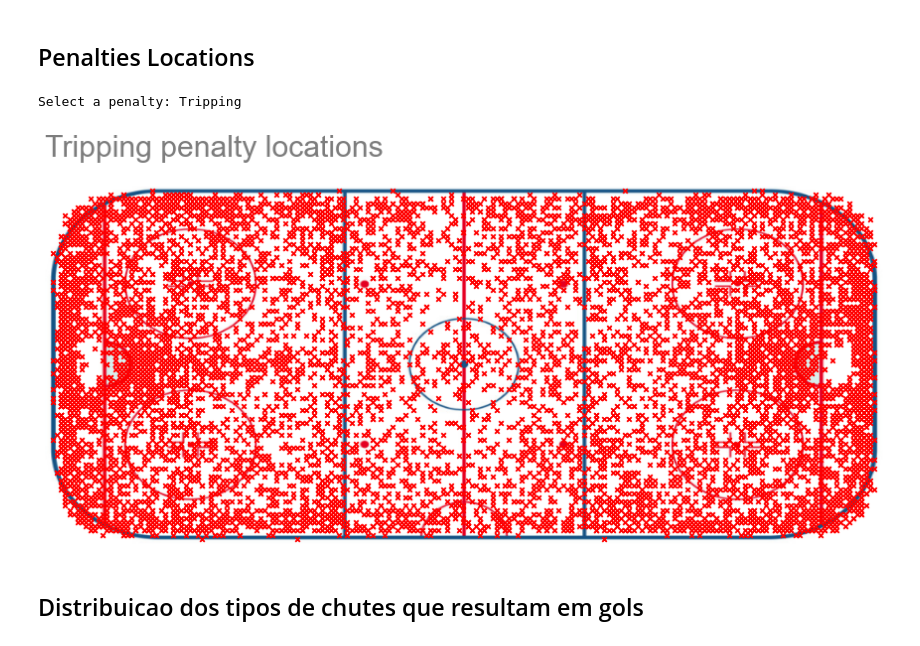
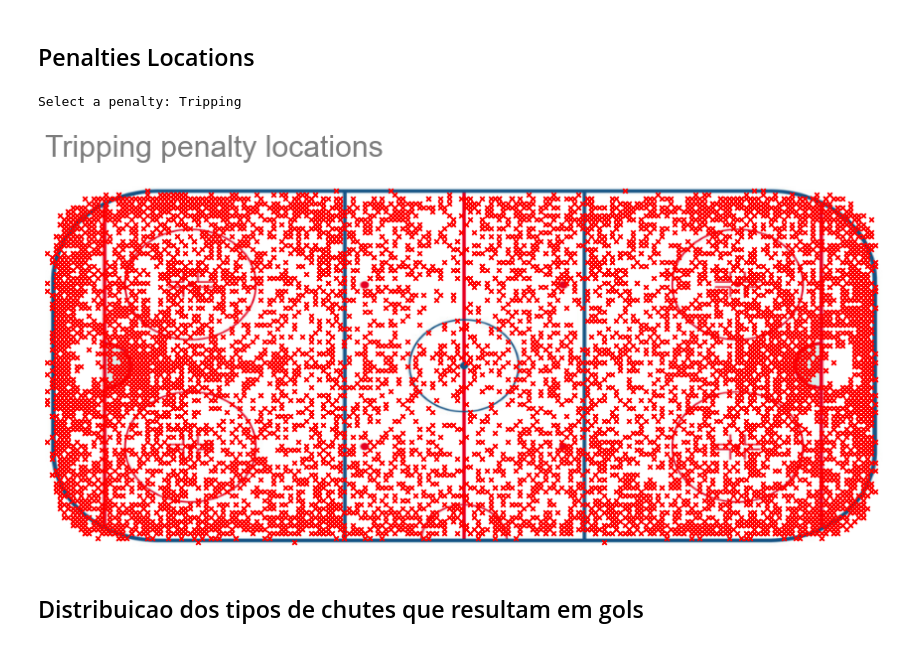
Before and after one commit to DanOakStats/NHL, a Jupyter notebook: data_cleaning.ipynb, the cells around one changed output. Cells and saved outputs as stored; diff of their text form; code cells hidden in the pictures.

```diff
--- a/data_cleaning.ipynb
+++ b/data_cleaning.ipynb
@@ -765,22 +765,22 @@ print(penalties_list)
 # %%
 # loading rink img
 img = plt.imread('images/rink.png')
 fig, ax = plt.subplots(figsize=(12, 14)) # creating figure
-ax.imshow(img, extent=[-100.85, 100.85, -42.95, 42.95]) # setting limits for img
+ax.imshow(img, extent=[-99.5, 100.5, -42.95, 42.95]) # setting limits for img
 penalty = input("Select a penalty: ") # user choice
 # for loop for
 for item in penalties_list:
     if penalty == item:
         penalties[penalties['secondaryType']== penalty].plot.scatter(x='x',y='y',s=20,
                                                                      marker='x', c='red',
                                                                      ax=ax)
 
 ax.set_title(penalty + " penalty locations", fontsize=30, loc='left', pad=30, alpha=0.6)
 plt.axis(False)
 plt.tight_layout()
 # %% [output]
 Select a penalty: Tripping
-[figure, old version]
+[figure, new version]
 # %% [markdown]
 ## Distribuicao dos tipos de chutes que resultam em gols
 # %%
```
Also changed, not shown: parts of 9 cells of this notebook.
